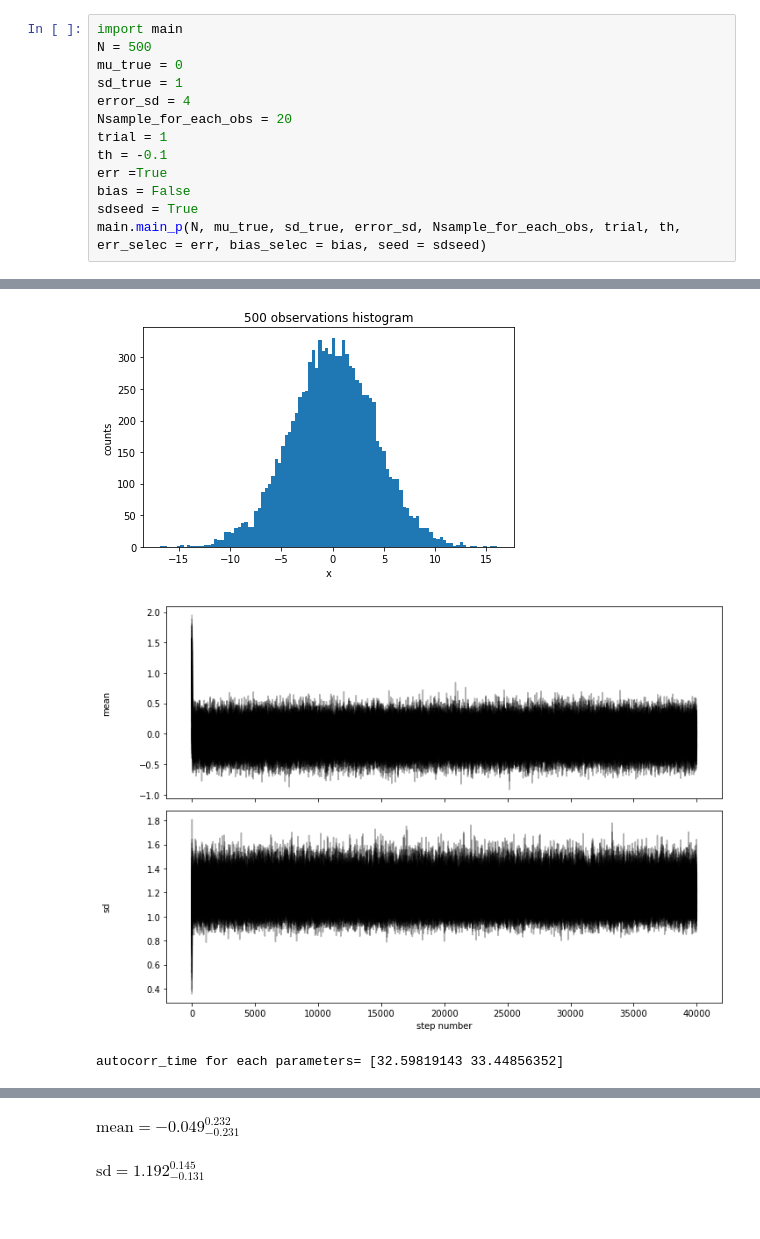
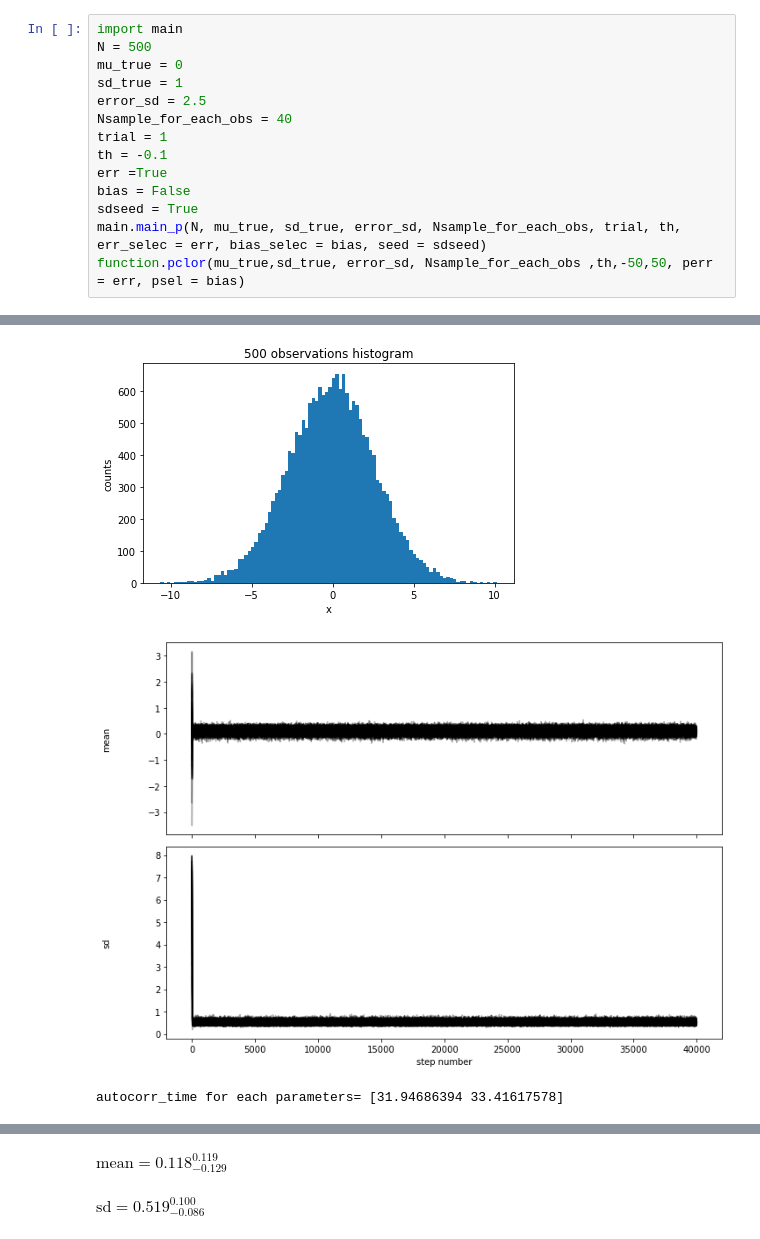
Before and after one commit to Damonkila/Bayesian-inference-exercise-on-normal-distribution, a Jupyter notebook: error_run.ipynb, the cells around one changed output, grey strips where cells are left out. Cells and saved outputs as stored; diff of their text form.

```diff
--- a/error_run.ipynb
+++ b/error_run.ipynb
@@ -117,13 +154,14 @@ import main
 N = 500
 mu_true = 0
 sd_true = 1
-error_sd = 4
-Nsample_for_each_obs = 20
+error_sd = 2.5
+Nsample_for_each_obs = 40
 trial = 1
 th = -0.1
 err =True
 bias = False
 sdseed = True
 main.main_p(N, mu_true, sd_true, error_sd, Nsample_for_each_obs, trial, th, err_selec = err, bias_selec = bias, seed = sdseed)
+function.pclor(mu_true,sd_true, error_sd, Nsample_for_each_obs ,th,-50,50, perr = err, psel = bias)
 # %% [output]
 Population =500
@@ -141,3 +179,3 @@ trial= 1
-[figure, old version]
+[figure, new version]
-[figure, old version]
+[figure, new version]
-autocorr_time for each parameters= [32.59819143 33.44856352]
+autocorr_time for each parameters= [31.94686394 33.41617578]
@@ -145,2 +183,2 @@ autocorr_time for each parameters= [32.59819143 33.44856352]
-$\displaystyle \mathrm{mean} = -0.049_{-0.231}^{0.232}$
+$\displaystyle \mathrm{mean} = 0.118_{-0.129}^{0.119}$
-$\displaystyle \mathrm{sd} = 1.192_{-0.131}^{0.145}$
+$\displaystyle \mathrm{sd} = 0.519_{-0.086}^{0.100}$
```
Also changed, not shown: parts of 16 cells of this notebook, 4 other files.
